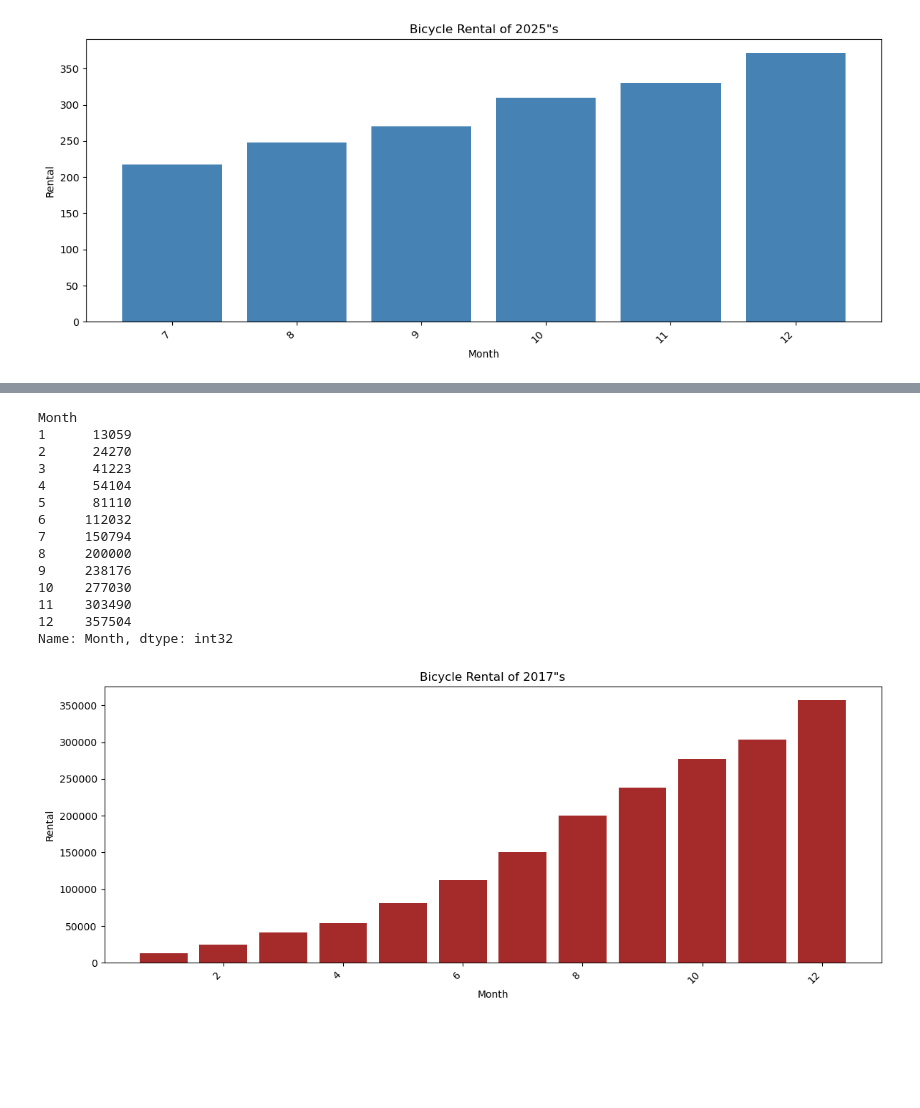
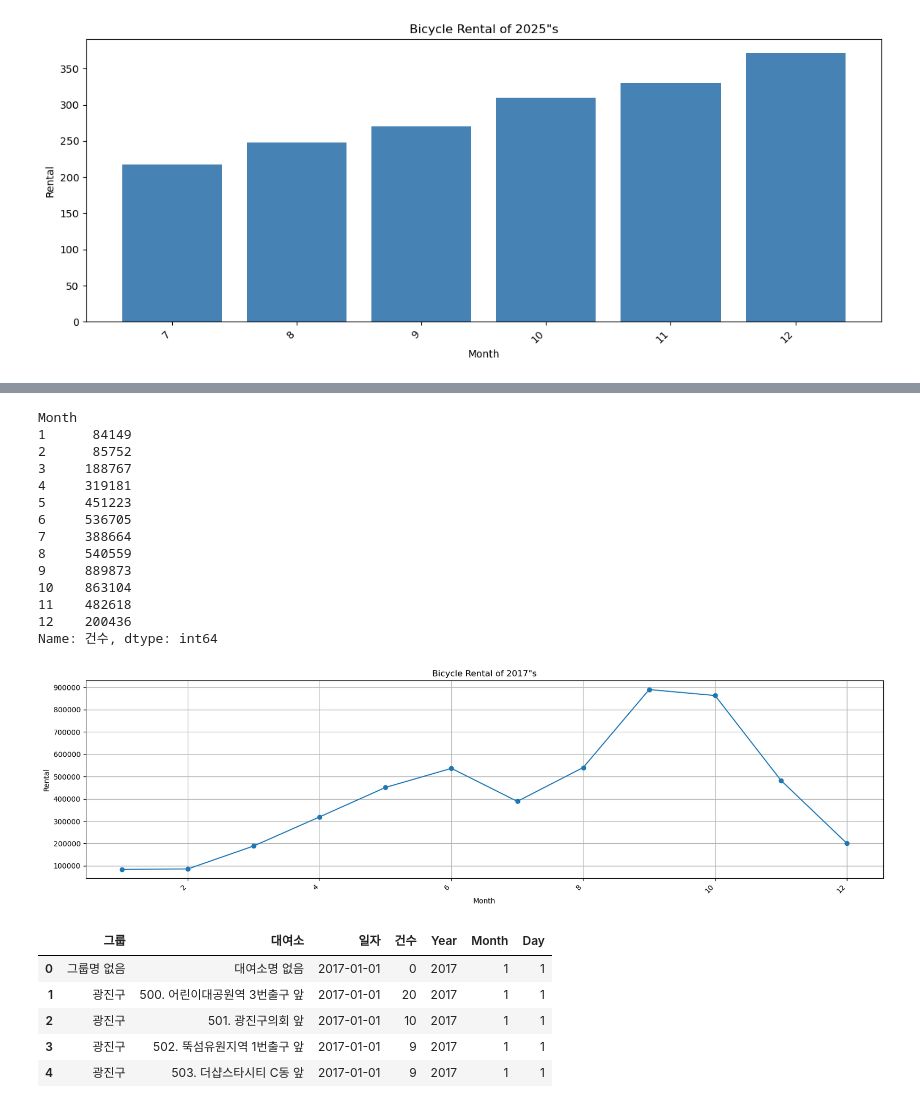
Before and after one commit to Allycane/python-ds-lab, a Jupyter notebook: pandas/09_Pandas_실습2.ipynb, the cells around one changed output, grey strips where cells are left out. Drawn from its saved outputs; the diff is of its cells as text; code cells hidden in the pictures; blank space fills up the shorter version.

```diff
--- a/pandas/09_Pandas_실습2.ipynb
+++ b/pandas/09_Pandas_실습2.ipynb
@@ -104,3 +226,3 @@ plt.show()
 # %%
-# df2의 대요소별 대여건수 top5
 df2.shape
+df2.columns = ['그룹', '대여소', '일자', '건수']
@@ -116,10 +239,5 @@ df2.dtypes
 dtype: object
 # %%
-df2['Year'] = df2['대여 일자 / 월'].dt.year
-df2['Month'] = df2['대여 일자 / 월'].dt.month
-df2['Day'] = df2['대여 일자 / 월'].dt.day
-print(df2['Year'])
-print('-'*20)
-print(df2['Month'])
-print('-'*20)
-print(df2['Day'])
+df2['Year'] = df2['일자'].dt.year
+df2['Month'] = df2['일자'].dt.month
+df2['Day'] = df2['일자'].dt.day
@@ -144,29 +244,44 @@ Name: Day, Length: 245446, dtype: int32
 # %%
-df2_rental = df2.groupby('Month')['Month'].sum()
+df2_rental = df2.groupby('Month')['건수'].sum()
 df2_rental
 # %% [output]
 Month
-1      13059
-2      24270
-3      41223
-4      54104
-5      81110
-6     112032
-7     150794
-8     200000
-9     238176
-10    277030
-11    303490
-12    357504
-Name: Month, dtype: int32
+1      84149
+2      85752
+3     188767
+4     319181
+5     451223
+6     536705
+7     388664
+8     540559
+9     889873
+10    863104
+11    482618
+12    200436
+Name: 건수, dtype: int64
 # %%
-plt.figure(figsize=(14, 5))
-plt.bar(df2_rental.index, df2_rental.values, color='brown')
+# plt.figure(figsize=(20, 5))
+# plt.bar(df2_rental.index, df2_rental.values, color='brown')
+df2_rental.plot(
+    kind='line',
+    marker='o',
+    figsize=(20, 5)
+)
 plt.title('Bicycle Rental of 2017"s')
 plt.xlabel('Month')
 plt.ylabel('Rental')
+plt.grid()
 plt.xticks(rotation=45, ha='right')
 plt.tight_layout
 plt.show()
 # %% [output]
-[figure, old version]
+[figure, new version]
+# %%
+df2.head()
+# %% [output]
+|  | 그룹 | 대여소 | 일자 | 건수 | Year | Month | Day |
+| 0 | 그룹명 없음 | 대여소명 없음 | 2017-01-01 | 0 | 2017 | 1 | 1 |
+| 1 | 광진구 | 500. 어린이대공원역 3번출구 앞 | 2017-01-01 | 20 | 2017 | 1 | 1 |
+| 2 | 광진구 | 501. 광진구의회 앞 | 2017-01-01 | 10 | 2017 | 1 | 1 |
+| 3 | 광진구 | 502. 뚝섬유원지역 1번출구 앞 | 2017-01-01 | 9 | 2017 | 1 | 1 |
+| 4 | 광진구 | 503. 더샵스타시티 C동 앞 | 2017-01-01 | 9 | 2017 | 1 | 1 |
```
Also changed, not shown: parts of 23 cells of this notebook, 4 other files.
